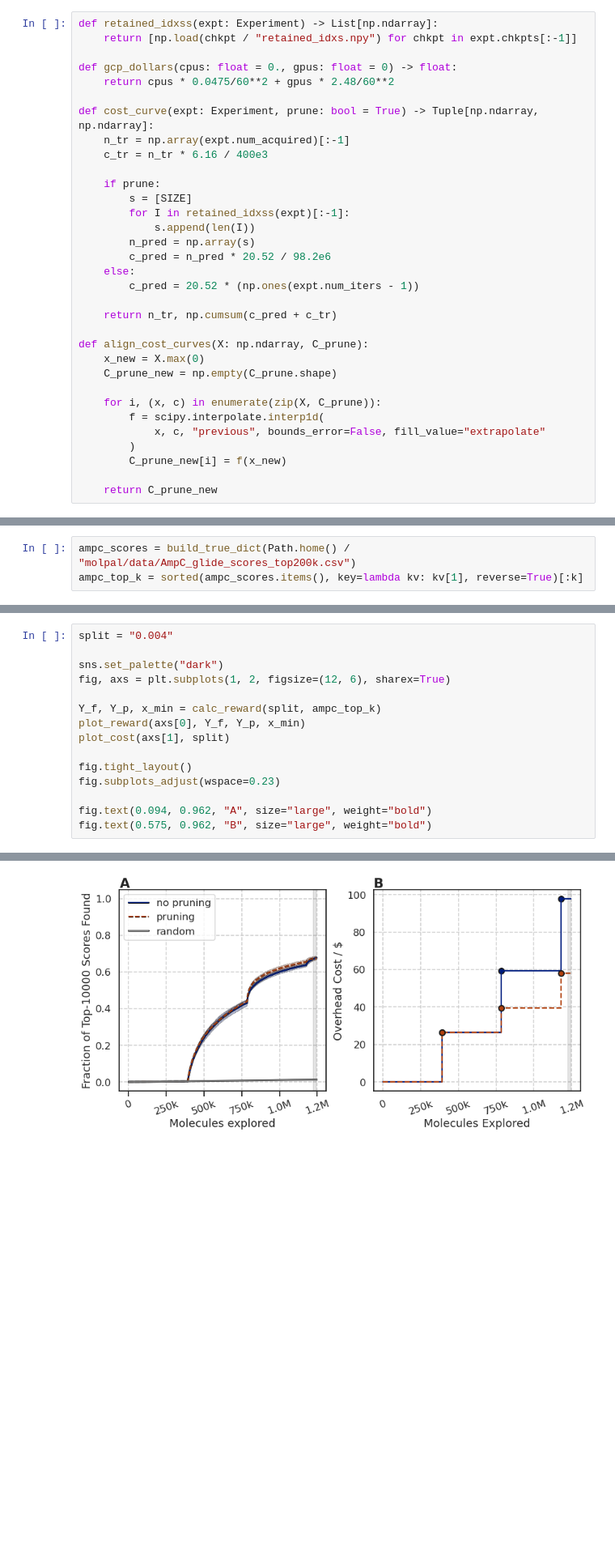
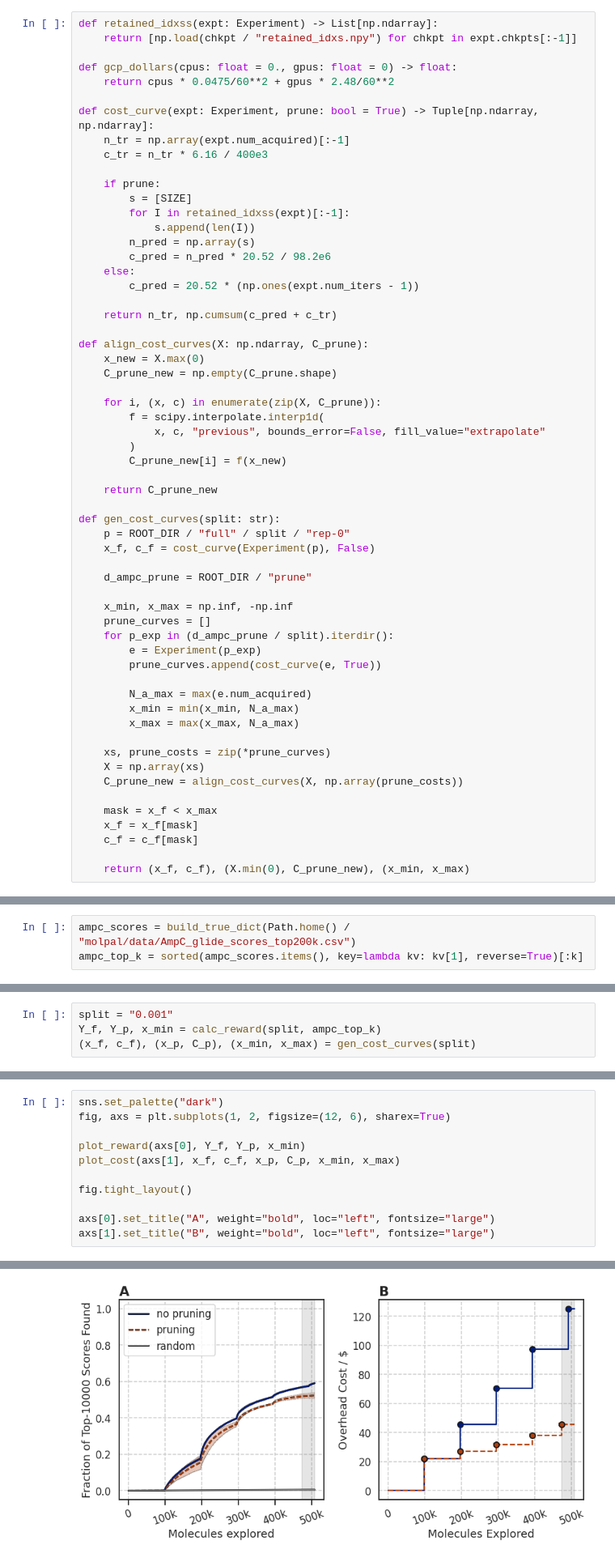
Before and after one commit to coleygroup/molpal, a Jupyter notebook: notebooks/ampc-main.ipynb, the cells around one changed output, grey strips where cells are left out. Shown: that part at 81% size. Drawn from its saved outputs; the diff is of its cells as text; blank space fills up the shorter version.

```diff
--- a/notebooks/ampc-main.ipynb
+++ b/notebooks/ampc-main.ipynb
@@ -201,4 +201,30 @@ def align_cost_curves(X: np.ndarray, C_prune):
         C_prune_new[i] = f(x_new)
 
     return C_prune_new
+
+def gen_cost_curves(split: str):
+    p = ROOT_DIR / "full" / split / "rep-0"
+    x_f, c_f = cost_curve(Experiment(p), False)
+
+    d_ampc_prune = ROOT_DIR / "prune"
+
+    x_min, x_max = np.inf, -np.inf
+    prune_curves = []
+    for p_exp in (d_ampc_prune / split).iterdir():
+        e = Experiment(p_exp)
+        prune_curves.append(cost_curve(e, True))
+
+        N_a_max = max(e.num_acquired)
+        x_min = min(x_min, N_a_max)
+        x_max = max(x_max, N_a_max)
+
+    xs, prune_costs = zip(*prune_curves)
+    X = np.array(xs)
+    C_prune_new = align_cost_curves(X, np.array(prune_costs))
+
+    mask = x_f < x_max
+    x_f = x_f[mask]
+    c_f = c_f[mask]
+
+    return (x_f, c_f), (X.min(0), C_prune_new), (x_min, x_max)
 # %%
@@ -268,2 +295,6 @@ ampc_top_k = sorted(ampc_scores.items(), key=lambda kv: kv[1], reverse=True)[:k]
 
 **Note**: The value of `split` should be the name of the folder containing the results on your file system (see the top of this notebook for details)
+# %%
+split = "0.001"
+Y_f, Y_p, x_min = calc_reward(split, ampc_top_k)
+(x_f, c_f), (x_p, C_p), (x_min, x_max) = gen_cost_curves(split)
@@ -270,16 +308,12 @@ ampc_top_k = sorted(ampc_scores.items(), key=lambda kv: kv[1], reverse=True)[:k]
 # %%
-split = "0.004"
-
 sns.set_palette("dark")
 fig, axs = plt.subplots(1, 2, figsize=(12, 6), sharex=True)
 
-Y_f, Y_p, x_min = calc_reward(split, ampc_top_k)
 plot_reward(axs[0], Y_f, Y_p, x_min)
-plot_cost(axs[1], split)
+plot_cost(axs[1], x_f, c_f, x_p, C_p, x_min, x_max)
 
 fig.tight_layout()
-fig.subplots_adjust(wspace=0.23)
 
-fig.text(0.094, 0.962, "A", size="large", weight="bold")
-fig.text(0.575, 0.962, "B", size="large", weight="bold")
+axs[0].set_title("A", weight="bold", loc="left", fontsize="large")
+axs[1].set_title("B", weight="bold", loc="left", fontsize="large")
 # %% [output]
@@ -287,3 +321,3 @@ Text(0.575, 0.962, 'B')
-[figure, old version]
+[figure, new version]
 # %%
 fig.savefig(f"../figures/ampc-{split[2:]}-curves+cost-10k.png", dpi=400)
```
Also changed, not shown: parts of 5 cells of this notebook, 1 other file.
